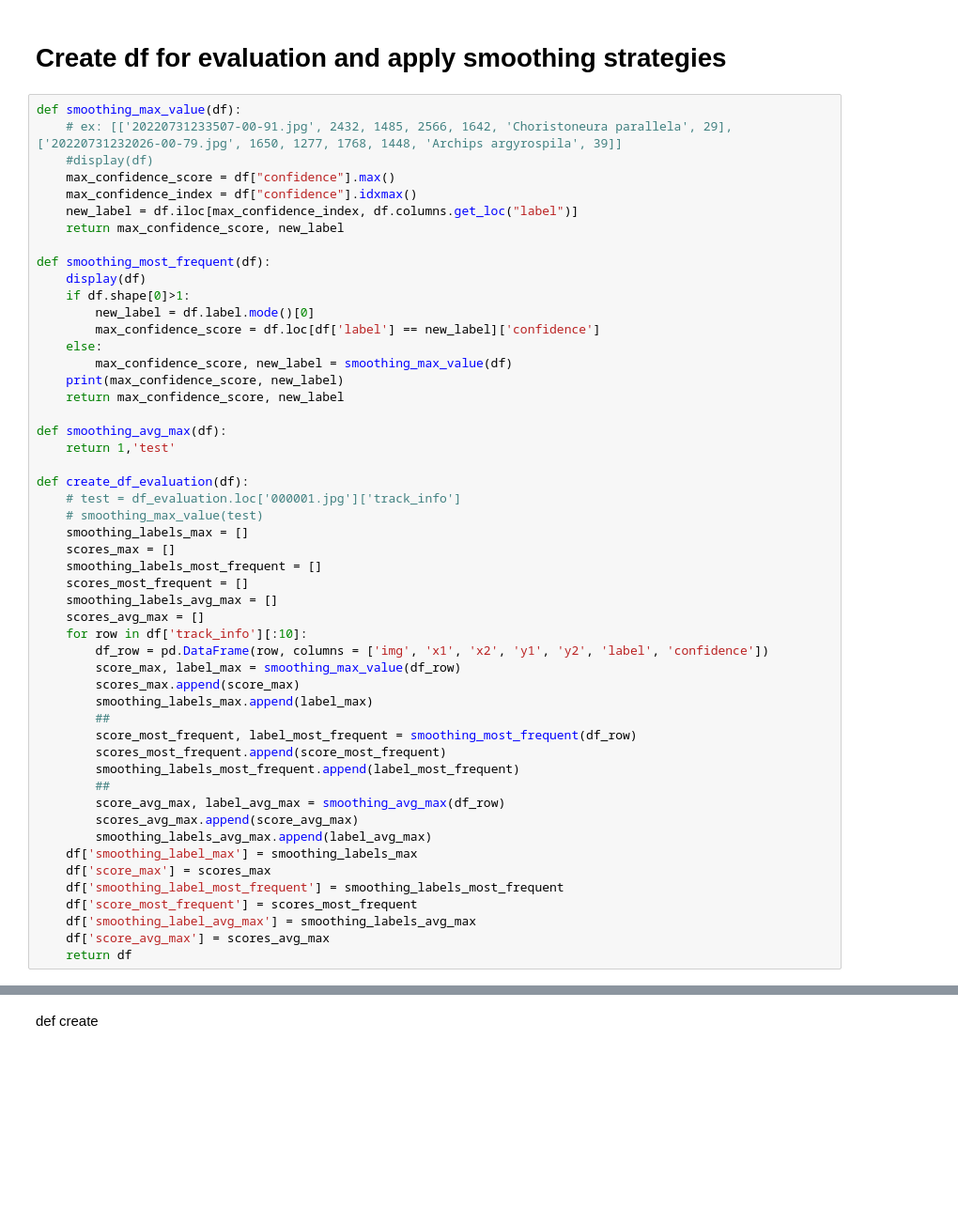
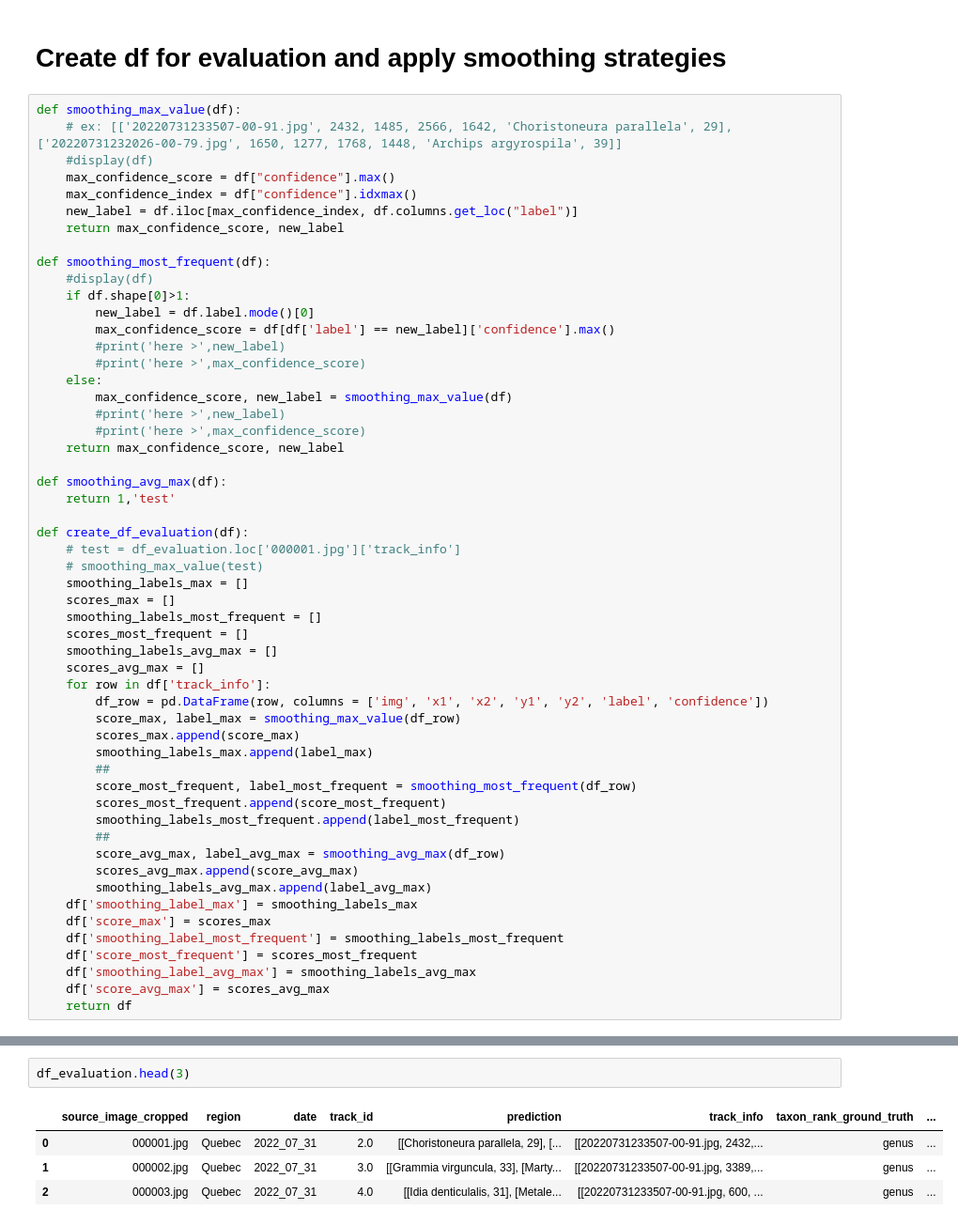
Before and after one commit to deva-sou/temp_moth_project, a Jupyter notebook: 2_tracking/src/evaluate_smoothing.ipynb, the cells around one changed output, grey strips where cells are left out. Shown at 94% size. Cells and saved outputs as stored; diff of their text form; blank space fills up the shorter version.

Commit message:
finishing evaluation

```diff
--- a/2_tracking/src/evaluate_smoothing.ipynb
+++ b/2_tracking/src/evaluate_smoothing.ipynb
@@ -57,13 +64,16 @@ def smoothing_max_value(df):
     return max_confidence_score, new_label
 
 def smoothing_most_frequent(df):
-    display(df)
+    #display(df)
     if df.shape[0]>1:
         new_label = df.label.mode()[0]
-        max_confidence_score = df.loc[df['label'] == new_label]['confidence']
+        max_confidence_score = df[df['label'] == new_label]['confidence'].max()
+        #print('here >',new_label)
+        #print('here >',max_confidence_score)
     else:
         max_confidence_score, new_label = smoothing_max_value(df)
-    print(max_confidence_score, new_label)
+        #print('here >',new_label)
+        #print('here >',max_confidence_score)
     return max_confidence_score, new_label
 
 def smoothing_avg_max(df):
@@ -78,7 +88,7 @@ def create_df_evaluation(df):
     scores_most_frequent = []
     smoothing_labels_avg_max = []
     scores_avg_max = []
-    for row in df['track_info'][:10]:
+    for row in df['track_info']:
         df_row = pd.DataFrame(row, columns = ['img', 'x1', 'x2', 'y1', 'y2', 'label', 'confidence'])
         score_max, label_max = smoothing_max_value(df_row)
         scores_max.append(score_max)
@@ -163,2 +113,7 @@ Name: confidence, dtype: int64 Argyrotaenia quadrifasciana
-# %% [markdown]
-def create
+# %%
+df_evaluation.head(3)
+# %% [output]
+|  | source_image_cropped | region | date | track_id | prediction | track_info | taxon_rank_ground_truth | ... |
+| 0 | 000001.jpg | Quebec | 2022_07_31 | 2.0 | [[Choristoneura parallela, 29], [... | [[20220731233507-00-91.jpg, 2432,... | genus | ... |
+| 1 | 000002.jpg | Quebec | 2022_07_31 | 3.0 | [[Grammia virguncula, 33], [Marty... | [[20220731233507-00-91.jpg, 3389,... | genus | ... |
+| 2 | 000003.jpg | Quebec | 2022_07_31 | 4.0 | [[Idia denticulalis, 31], [Metale... | [[20220731233507-00-91.jpg, 600, ... | genus | ... |
```
Also changed, not shown: parts of 7 cells of this notebook.
